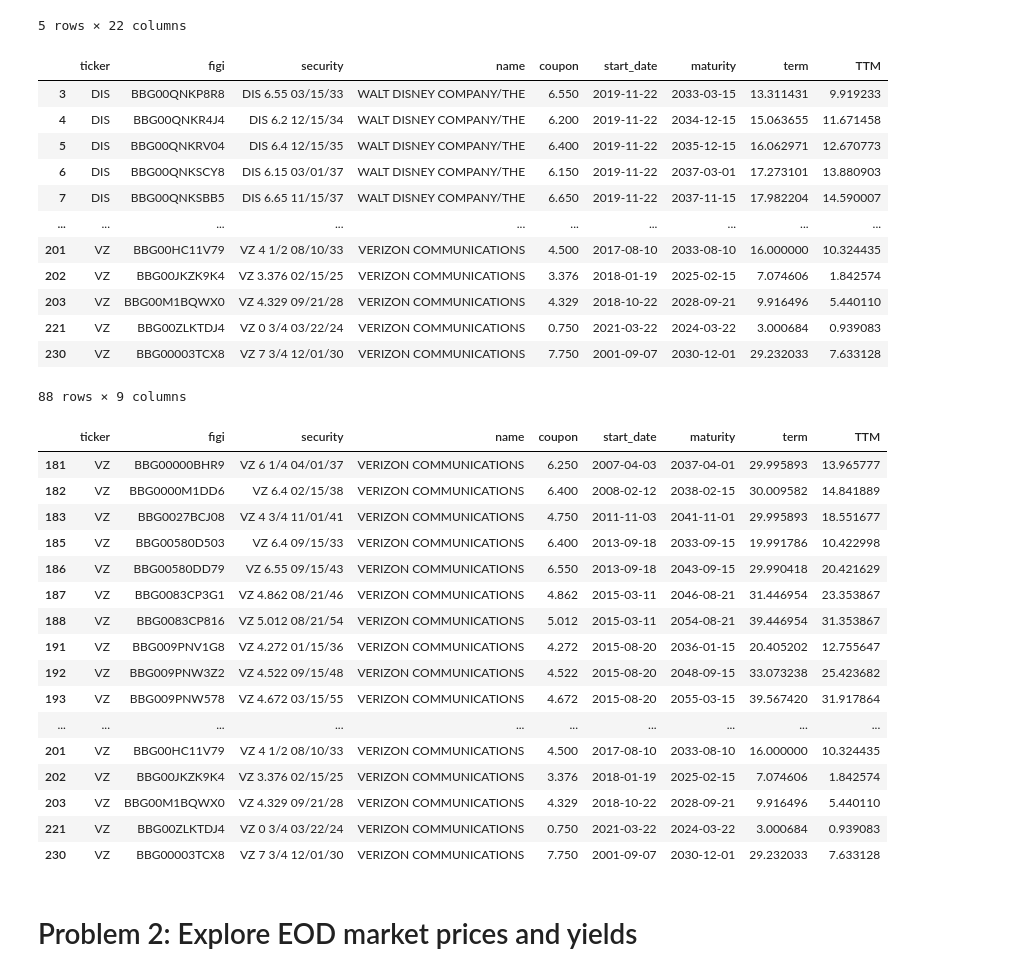
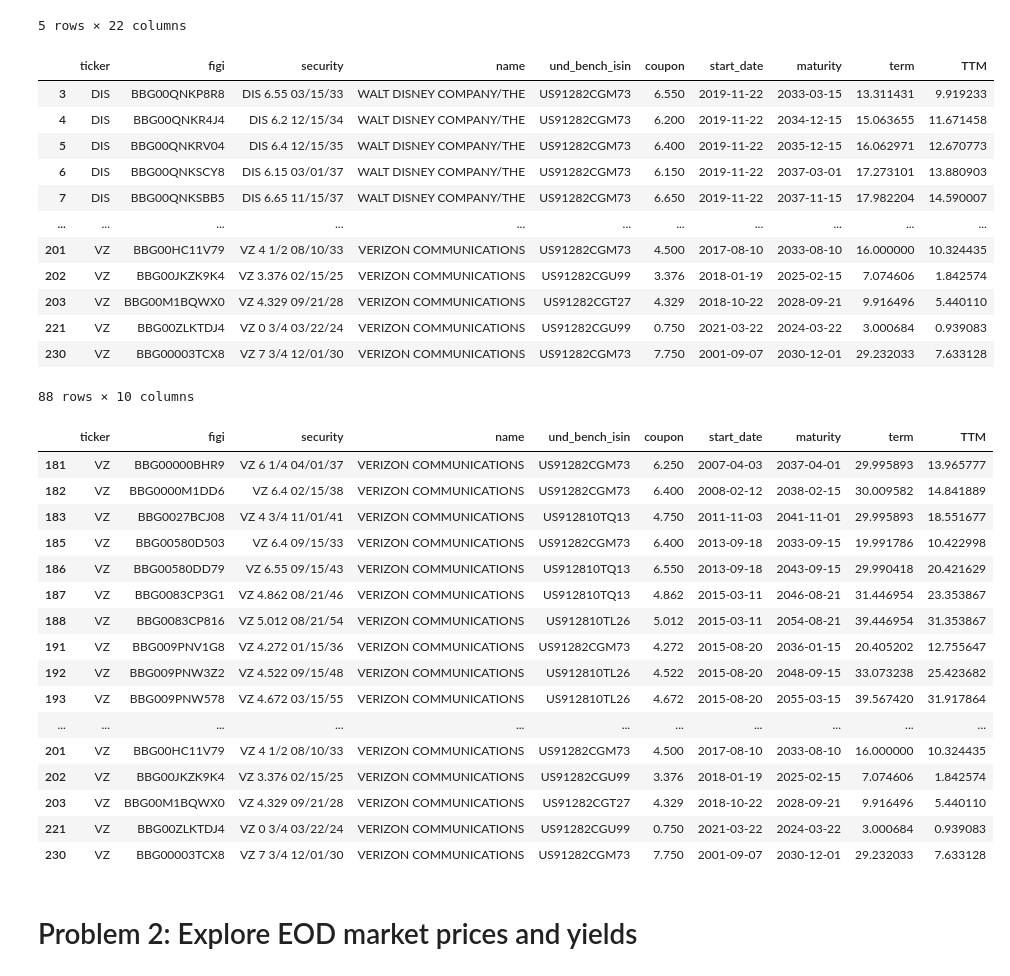
Before and after one commit to alanwake47/FINM-35700-Credit-Markets, a Jupyter notebook: week1/CreditMarkets_Homework_1/homework/Homework 1.ipynb, the cells around one changed output. Saved outputs shown, nothing was run; the diff lists cells and outputs as text; code cells hidden in the pictures.

```diff
--- a/week1/CreditMarkets_Homework_1/homework/Homework 1.ipynb
+++ b/week1/CreditMarkets_Homework_1/homework/Homework 1.ipynb
@@ -43,7 +43,7 @@ govt_symbology.head()
 | 4 | B | Govt | BBG01C3GB4X6 | US912796CV96 | TSRYS5516304 | B 04/25/23 | TREASURY BILL | US GOVERNMENT | 0.0 | ZERO | ACT/360 | ... |
 # %%
 # Calculate initial term and current time-to-maturity for each bond issue
-def get_symbology(df):
+def get_symbology(df, underlying=False):
     for index, row in df.iterrows():
         start_date = ql.Date(row['start_date'].day, row['start_date'].month, row['start_date'].year)
         maturity_date = ql.Date(row['maturity'].day, row['maturity'].month, row['maturity'].year)
@@ -56,9 +56,13 @@ def get_symbology(df):
         df.at[index, 'term'] = initial_term
         df.at[index, 'TTM'] = current_time_to_maturity
 
-    # Print the updated dataframe
-    df1 = df[['ticker','figi','security','name','coupon','start_date', 'maturity', 'term', 'TTM']]
-    return df1
+    if underlying:
+        return df[['ticker','figi','security','name','und_bench_isin','coupon','start_date', 'maturity', 'term', 'TTM']]
+    else:
+        #round term to integer
+        df['term'] = df['term'].apply(np.ceil)
+        df1 = df[['ticker','figi','security','name','coupon','start_date', 'maturity', 'term', 'TTM']]
+        return df1
 # %%
 govt_symbology1 = get_symbology(govt_symbology)
 # %%
@@ -183,43 +190,43 @@ corp_sym.head()
 # %%
 corp_symbology = corp_sym[(corp_sym['mty_typ'] == 'AT MATURITY') & (corp_sym['rank'] == 'Sr Unsecured') & (corp_sym['cpn_type'] == 'FIXED')]
 # %%
-corp_symbology = get_symbology(corp_symbology)
+corp_symbology = get_symbology(corp_symbology, underlying=True)
 corp_symbology
 # %% [output]
-|  | ticker | figi | security | name | coupon | start_date | maturity | term | TTM |
-| 3 | DIS | BBG00QNKP8R8 | DIS 6.55 03/15/33 | WALT DISNEY COMPANY/THE | 6.550 | 2019-11-22 | 2033-03-15 | 13.311431 | 9.919233 |
-| 4 | DIS | BBG00QNKR4J4 | DIS 6.2 12/15/34 | WALT DISNEY COMPANY/THE | 6.200 | 2019-11-22 | 2034-12-15 | 15.063655 | 11.671458 |
-| 5 | DIS | BBG00QNKRV04 | DIS 6.4 12/15/35 | WALT DISNEY COMPANY/THE | 6.400 | 2019-11-22 | 2035-12-15 | 16.062971 | 12.670773 |
-| 6 | DIS | BBG00QNKSCY8 | DIS 6.15 03/01/37 | WALT DISNEY COMPANY/THE | 6.150 | 2019-11-22 | 2037-03-01 | 17.273101 | 13.880903 |
-| 7 | DIS | BBG00QNKSBB5 | DIS 6.65 11/15/37 | WALT DISNEY COMPANY/THE | 6.650 | 2019-11-22 | 2037-11-15 | 17.982204 | 14.590007 |
-| ... | ... | ... | ... | ... | ... | ... | ... | ... | ... |
-| 201 | VZ | BBG00HC11V79 | VZ 4 1/2 08/10/33 | VERIZON COMMUNICATIONS | 4.500 | 2017-08-10 | 2033-08-10 | 16.000000 | 10.324435 |
-| 202 | VZ | BBG00JKZK9K4 | VZ 3.376 02/15/25 | VERIZON COMMUNICATIONS | 3.376 | 2018-01-19 | 2025-02-15 | 7.074606 | 1.842574 |
-| 203 | VZ | BBG00M1BQWX0 | VZ 4.329 09/21/28 | VERIZON COMMUNICATIONS | 4.329 | 2018-10-22 | 2028-09-21 | 9.916496 | 5.440110 |
-| 221 | VZ | BBG00ZLKTDJ4 | VZ 0 3/4 03/22/24 | VERIZON COMMUNICATIONS | 0.750 | 2021-03-22 | 2024-03-22 | 3.000684 | 0.939083 |
-| 230 | VZ | BBG00003TCX8 | VZ 7 3/4 12/01/30 | VERIZON COMMUNICATIONS | 7.750 | 2001-09-07 | 2030-12-01 | 29.232033 | 7.633128 |
+|  | ticker | figi | security | name | und_bench_isin | coupon | start_date | maturity | term | TTM |
+| 3 | DIS | BBG00QNKP8R8 | DIS 6.55 03/15/33 | WALT DISNEY COMPANY/THE | US91282CGM73 | 6.550 | 2019-11-22 | 2033-03-15 | 13.311431 | 9.919233 |
+| 4 | DIS | BBG00QNKR4J4 | DIS 6.2 12/15/34 | WALT DISNEY COMPANY/THE | US91282CGM73 | 6.200 | 2019-11-22 | 2034-12-15 | 15.063655 | 11.671458 |
+| 5 | DIS | BBG00QNKRV04 | DIS 6.4 12/15/35 | WALT DISNEY COMPANY/THE | US91282CGM73 | 6.400 | 2019-11-22 | 2035-12-15 | 16.062971 | 12.670773 |
+| 6 | DIS | BBG00QNKSCY8 | DIS 6.15 03/01/37 | WALT DISNEY COMPANY/THE | US91282CGM73 | 6.150 | 2019-11-22 | 2037-03-01 | 17.273101 | 13.880903 |
+| 7 | DIS | BBG00QNKSBB5 | DIS 6.65 11/15/37 | WALT DISNEY COMPANY/THE | US91282CGM73 | 6.650 | 2019-11-22 | 2037-11-15 | 17.982204 | 14.590007 |
+| ... | ... | ... | ... | ... | ... | ... | ... | ... | ... | ... |
+| 201 | VZ | BBG00HC11V79 | VZ 4 1/2 08/10/33 | VERIZON COMMUNICATIONS | US91282CGM73 | 4.500 | 2017-08-10 | 2033-08-10 | 16.000000 | 10.324435 |
+| 202 | VZ | BBG00JKZK9K4 | VZ 3.376 02/15/25 | VERIZON COMMUNICATIONS | US91282CGU99 | 3.376 | 2018-01-19 | 2025-02-15 | 7.074606 | 1.842574 |
+| 203 | VZ | BBG00M1BQWX0 | VZ 4.329 09/21/28 | VERIZON COMMUNICATIONS | US91282CGT27 | 4.329 | 2018-10-22 | 2028-09-21 | 9.916496 | 5.440110 |
+| 221 | VZ | BBG00ZLKTDJ4 | VZ 0 3/4 03/22/24 | VERIZON COMMUNICATIONS | US91282CGU99 | 0.750 | 2021-03-22 | 2024-03-22 | 3.000684 | 0.939083 |
+| 230 | VZ | BBG00003TCX8 | VZ 7 3/4 12/01/30 | VERIZON COMMUNICATIONS | US91282CGM73 | 7.750 | 2001-09-07 | 2030-12-01 | 29.232033 | 7.633128 |
-88 rows × 9 columns
+88 rows × 10 columns
 # %%
 corp_symbology_VZ = corp_symbology[corp_symbology['ticker'] == 'VZ']
 corp_symbology_VZ
 # %% [output]
-|  | ticker | figi | security | name | coupon | start_date | maturity | term | TTM |
-| 181 | VZ | BBG00000BHR9 | VZ 6 1/4 04/01/37 | VERIZON COMMUNICATIONS | 6.250 | 2007-04-03 | 2037-04-01 | 29.995893 | 13.965777 |
-| 182 | VZ | BBG0000M1DD6 | VZ 6.4 02/15/38 | VERIZON COMMUNICATIONS | 6.400 | 2008-02-12 | 2038-02-15 | 30.009582 | 14.841889 |
-| 183 | VZ | BBG0027BCJ08 | VZ 4 3/4 11/01/41 | VERIZON COMMUNICATIONS | 4.750 | 2011-11-03 | 2041-11-01 | 29.995893 | 18.551677 |
-| 185 | VZ | BBG00580D503 | VZ 6.4 09/15/33 | VERIZON COMMUNICATIONS | 6.400 | 2013-09-18 | 2033-09-15 | 19.991786 | 10.422998 |
-| 186 | VZ | BBG00580DD79 | VZ 6.55 09/15/43 | VERIZON COMMUNICATIONS | 6.550 | 2013-09-18 | 2043-09-15 | 29.990418 | 20.421629 |
-| 187 | VZ | BBG0083CP3G1 | VZ 4.862 08/21/46 | VERIZON COMMUNICATIONS | 4.862 | 2015-03-11 | 2046-08-21 | 31.446954 | 23.353867 |
-| 188 | VZ | BBG0083CP816 | VZ 5.012 08/21/54 | VERIZON COMMUNICATIONS | 5.012 | 2015-03-11 | 2054-08-21 | 39.446954 | 31.353867 |
-| 191 | VZ | BBG009PNV1G8 | VZ 4.272 01/15/36 | VERIZON COMMUNICATIONS | 4.272 | 2015-08-20 | 2036-01-15 | 20.405202 | 12.755647 |
-| 192 | VZ | BBG009PNW3Z2 | VZ 4.522 09/15/48 | VERIZON COMMUNICATIONS | 4.522 | 2015-08-20 | 2048-09-15 | 33.073238 | 25.423682 |
-| 193 | VZ | BBG009PNW578 | VZ 4.672 03/15/55 | VERIZON COMMUNICATIONS | 4.672 | 2015-08-20 | 2055-03-15 | 39.567420 | 31.917864 |
-| ... | ... | ... | ... | ... | ... | ... | ... | ... | ... |
-| 201 | VZ | BBG00HC11V79 | VZ 4 1/2 08/10/33 | VERIZON COMMUNICATIONS | 4.500 | 2017-08-10 | 2033-08-10 | 16.000000 | 10.324435 |
-| 202 | VZ | BBG00JKZK9K4 | VZ 3.376 02/15/25 | VERIZON COMMUNICATIONS | 3.376 | 2018-01-19 | 2025-02-15 | 7.074606 | 1.842574 |
-| 203 | VZ | BBG00M1BQWX0 | VZ 4.329 09/21/28 | VERIZON COMMUNICATIONS | 4.329 | 2018-10-22 | 2028-09-21 | 9.916496 | 5.440110 |
-| 221 | VZ | BBG00ZLKTDJ4 | VZ 0 3/4 03/22/24 | VERIZON COMMUNICATIONS | 0.750 | 2021-03-22 | 2024-03-22 | 3.000684 | 0.939083 |
-| 230 | VZ | BBG00003TCX8 | VZ 7 3/4 12/01/30 | VERIZON COMMUNICATIONS | 7.750 | 2001-09-07 | 2030-12-01 | 29.232033 | 7.633128 |
+|  | ticker | figi | security | name | und_bench_isin | coupon | start_date | maturity | term | TTM |
+| 181 | VZ | BBG00000BHR9 | VZ 6 1/4 04/01/37 | VERIZON COMMUNICATIONS | US91282CGM73 | 6.250 | 2007-04-03 | 2037-04-01 | 29.995893 | 13.965777 |
+| 182 | VZ | BBG0000M1DD6 | VZ 6.4 02/15/38 | VERIZON COMMUNICATIONS | US91282CGM73 | 6.400 | 2008-02-12 | 2038-02-15 | 30.009582 | 14.841889 |
+| 183 | VZ | BBG0027BCJ08 | VZ 4 3/4 11/01/41 | VERIZON COMMUNICATIONS | US912810TQ13 | 4.750 | 2011-11-03 | 2041-11-01 | 29.995893 | 18.551677 |
+| 185 | VZ | BBG00580D503 | VZ 6.4 09/15/33 | VERIZON COMMUNICATIONS | US91282CGM73 | 6.400 | 2013-09-18 | 2033-09-15 | 19.991786 | 10.422998 |
+| 186 | VZ | BBG00580DD79 | VZ 6.55 09/15/43 | VERIZON COMMUNICATIONS | US912810TQ13 | 6.550 | 2013-09-18 | 2043-09-15 | 29.990418 | 20.421629 |
+| 187 | VZ | BBG0083CP3G1 | VZ 4.862 08/21/46 | VERIZON COMMUNICATIONS | US912810TQ13 | 4.862 | 2015-03-11 | 2046-08-21 | 31.446954 | 23.353867 |
+| 188 | VZ | BBG0083CP816 | VZ 5.012 08/21/54 | VERIZON COMMUNICATIONS | US912810TL26 | 5.012 | 2015-03-11 | 2054-08-21 | 39.446954 | 31.353867 |
+| 191 | VZ | BBG009PNV1G8 | VZ 4.272 01/15/36 | VERIZON COMMUNICATIONS | US91282CGM73 | 4.272 | 2015-08-20 | 2036-01-15 | 20.405202 | 12.755647 |
+| 192 | VZ | BBG009PNW3Z2 | VZ 4.522 09/15/48 | VERIZON COMMUNICATIONS | US912810TL26 | 4.522 | 2015-08-20 | 2048-09-15 | 33.073238 | 25.423682 |
+| 193 | VZ | BBG009PNW578 | VZ 4.672 03/15/55 | VERIZON COMMUNICATIONS | US912810TL26 | 4.672 | 2015-08-20 | 2055-03-15 | 39.567420 | 31.917864 |
+| ... | ... | ... | ... | ... | ... | ... | ... | ... | ... | ... |
+| 201 | VZ | BBG00HC11V79 | VZ 4 1/2 08/10/33 | VERIZON COMMUNICATIONS | US91282CGM73 | 4.500 | 2017-08-10 | 2033-08-10 | 16.000000 | 10.324435 |
+| 202 | VZ | BBG00JKZK9K4 | VZ 3.376 02/15/25 | VERIZON COMMUNICATIONS | US91282CGU99 | 3.376 | 2018-01-19 | 2025-02-15 | 7.074606 | 1.842574 |
+| 203 | VZ | BBG00M1BQWX0 | VZ 4.329 09/21/28 | VERIZON COMMUNICATIONS | US91282CGT27 | 4.329 | 2018-10-22 | 2028-09-21 | 9.916496 | 5.440110 |
+| 221 | VZ | BBG00ZLKTDJ4 | VZ 0 3/4 03/22/24 | VERIZON COMMUNICATIONS | US91282CGU99 | 0.750 | 2021-03-22 | 2024-03-22 | 3.000684 | 0.939083 |
+| 230 | VZ | BBG00003TCX8 | VZ 7 3/4 12/01/30 | VERIZON COMMUNICATIONS | US91282CGM73 | 7.750 | 2001-09-07 | 2030-12-01 | 29.232033 | 7.633128 |
 # %% [markdown]
 # Problem 2: Explore EOD market prices and yields
 # %% [markdown]
```
Also changed, not shown: parts of 24 cells of this notebook, 2 other files.
